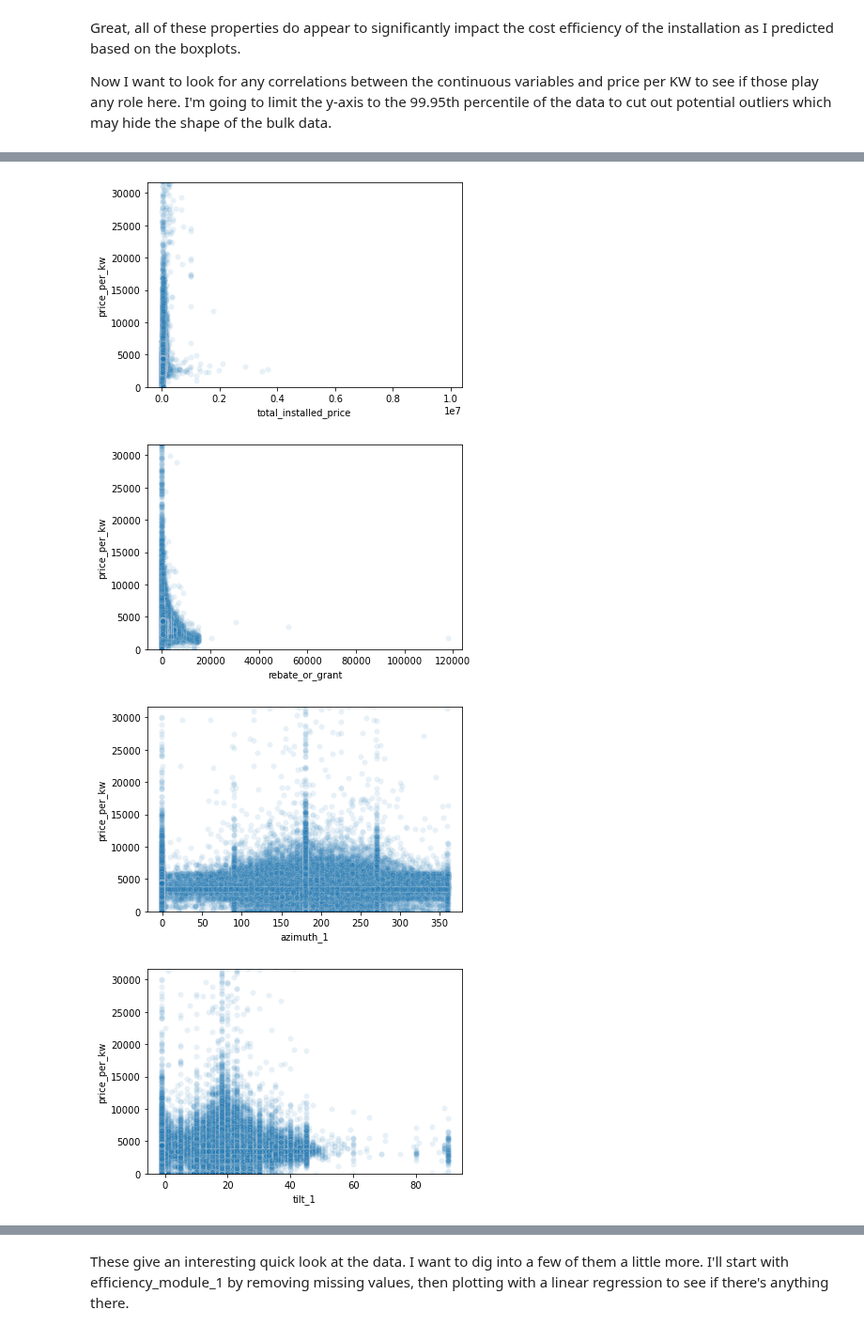
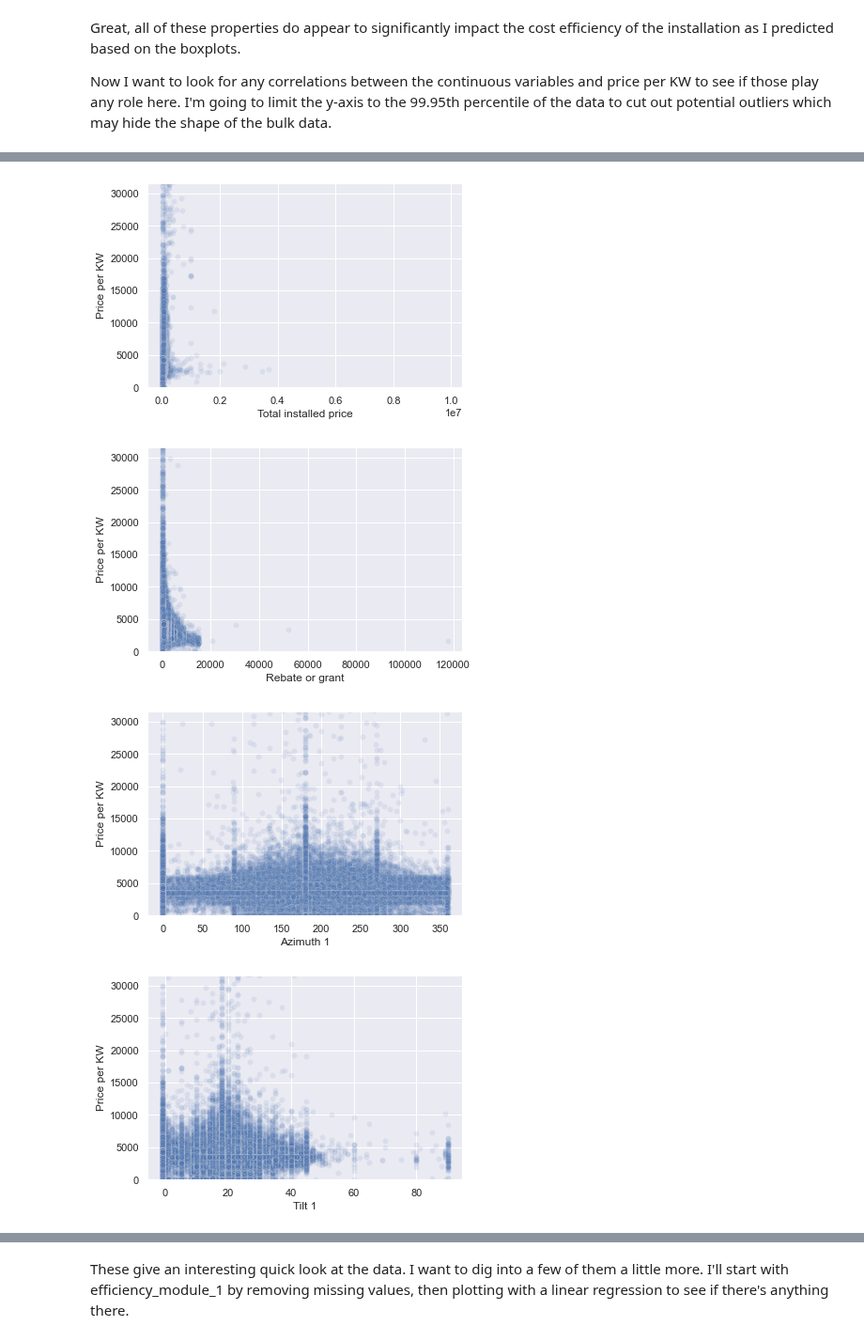
Before and after one commit to zjbrown0689/Solar-Panel-Capstone, a Jupyter notebook: notebooks/Exploratory Data Analysis.ipynb, the cells around one changed output, grey strips where cells are left out. Shown at 94% size. Saved outputs shown, nothing was run; the diff lists cells and outputs as text; code cells hidden in the pictures.

```diff
--- a/notebooks/Exploratory Data Analysis.ipynb
+++ b/notebooks/Exploratory Data Analysis.ipynb
@@ -11,6 +11,7 @@ import pandas as pd
 import matplotlib.pyplot as plt
 import seaborn as sns
 import scipy.stats
+sns.set_theme()
 # %%
 print(os.getcwd())
 os.chdir(r"..\data\interim")
@@ -127,5 +169,7 @@ Instead, I want to check for quick correlations in the categorical columns such
 for col in data.columns:
     if data.dtypes[col] == 'int64' and 'state' not in col and 2 not in data[col].unique():
         sns.boxplot(x=col, y='price_per_kw', data=data, showfliers=False)
+        plt.xlabel(col.capitalize().replace('_', " "))
+        plt.ylabel('Price per KW')
         plt.show()
 # %% [output]
@@ -200,6 +244,8 @@ Now I want to look for any correlations between the continuous variables and pri
 for col in data.select_dtypes('float64').columns:
     if col != 'price_per_kw':
         sns.scatterplot(data=data, x=col, y='price_per_kw', alpha=0.1)
+        plt.xlabel(col.capitalize().replace('_', " "))
+        plt.ylabel('Price per KW')
         plt.ylim(0, np.quantile(data['price_per_kw'], 0.9995))
         plt.show()
 # %% [output]
@@ -207,4 +253,4 @@ for col in data.select_dtypes('float64').columns:
-[figure, old version]
+[figure, new version]
-[figure, old version]
+[figure, new version]
-[figure, old version]
+[figure, new version]
-[figure, old version]
+[figure, new version]
```
Also changed, not shown: parts of 11 cells of this notebook.
